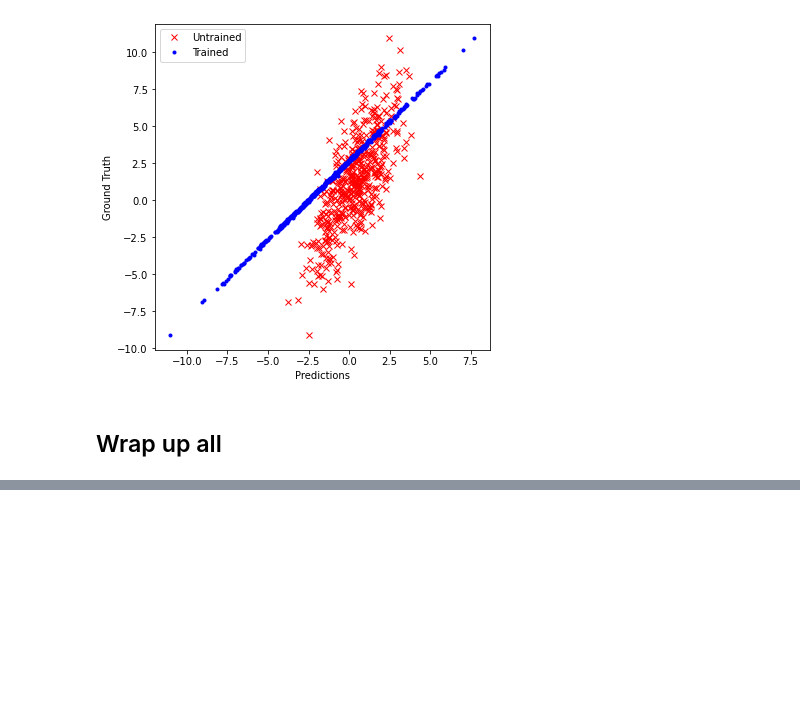
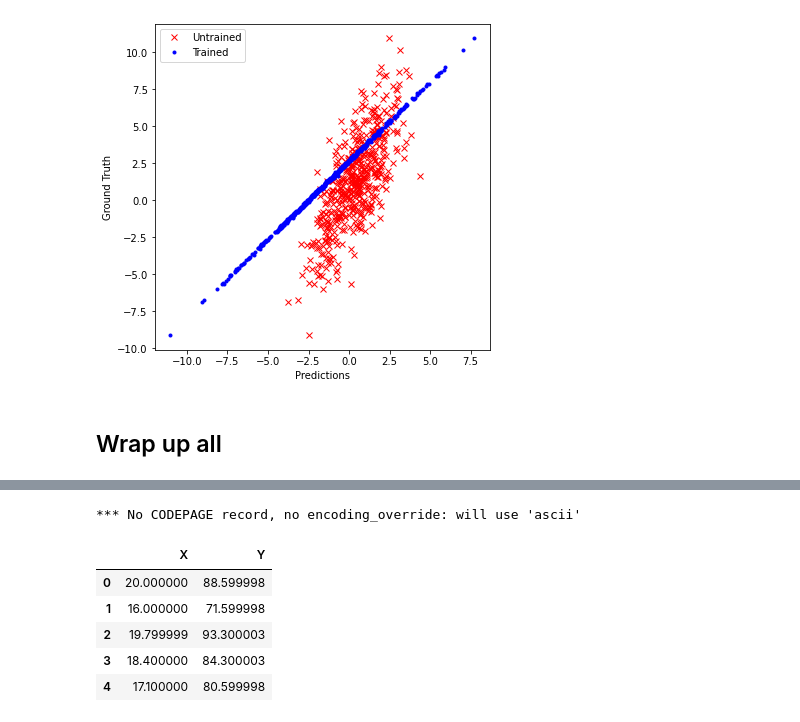
Before and after one commit to otwn/Data-Science-Review, a Jupyter notebook: Linear_Regression.ipynb, the cells around one changed output, grey strips where cells are left out. Saved outputs shown, nothing was run; the diff lists cells and outputs as text; code cells hidden in the pictures; blank space fills up the shorter version.

```diff
--- a/Linear_Regression.ipynb
+++ b/Linear_Regression.ipynb
@@ -388,0 +401,13 @@ class LinearModel:
+# %%
+df = pd.read_excel("https://github.com/otwn/Data-Science-Review/blob/master/data/chirps.xls?raw=true")
+# %% [output]
+*** No CODEPAGE record, no encoding_override: will use 'ascii'
+# %%
+df.head()
+# %% [output]
+|  | X | Y |
+| 0 | 20.000000 | 88.599998 |
+| 1 | 16.000000 | 71.599998 |
+| 2 | 19.799999 | 93.300003 |
+| 3 | 18.400000 | 84.300003 |
+| 4 | 17.100000 | 80.599998 |
```
Also changed, not shown: parts of 16 cells of this notebook.
